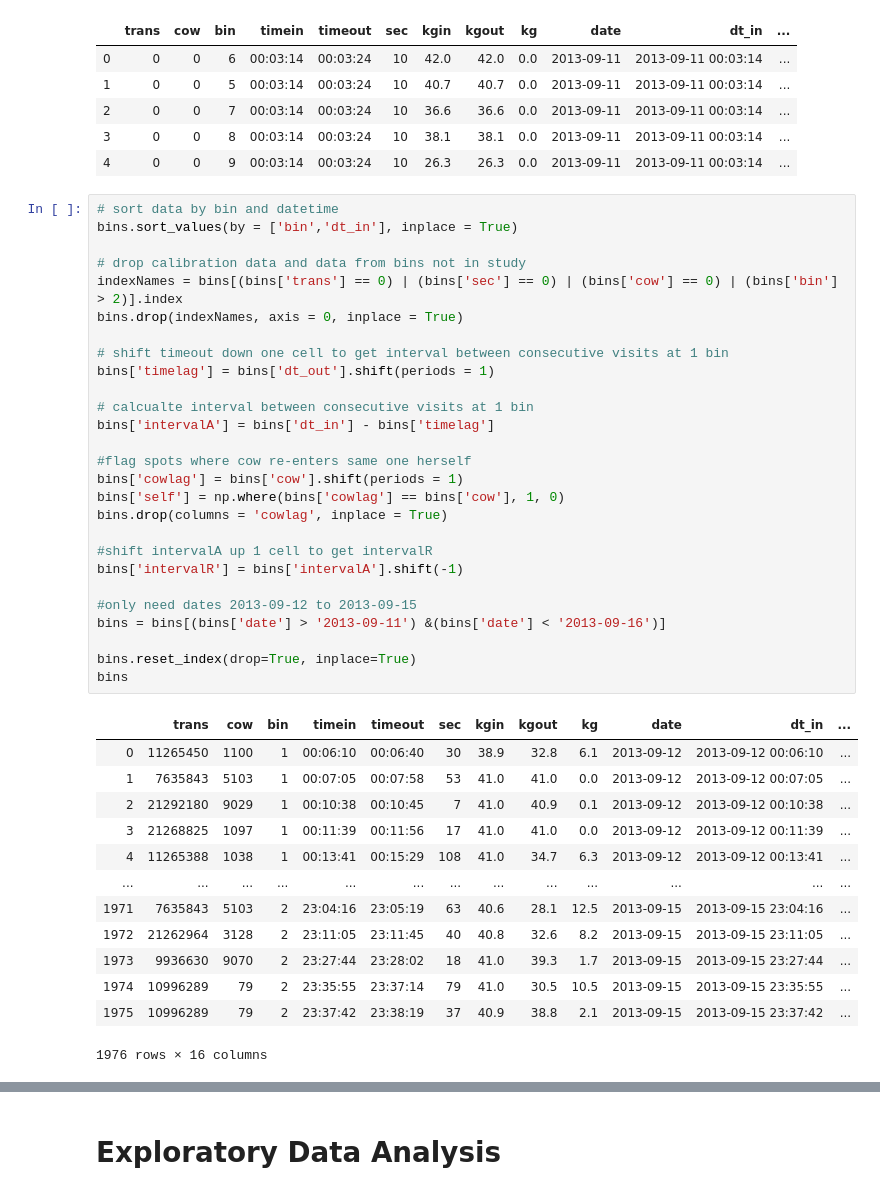
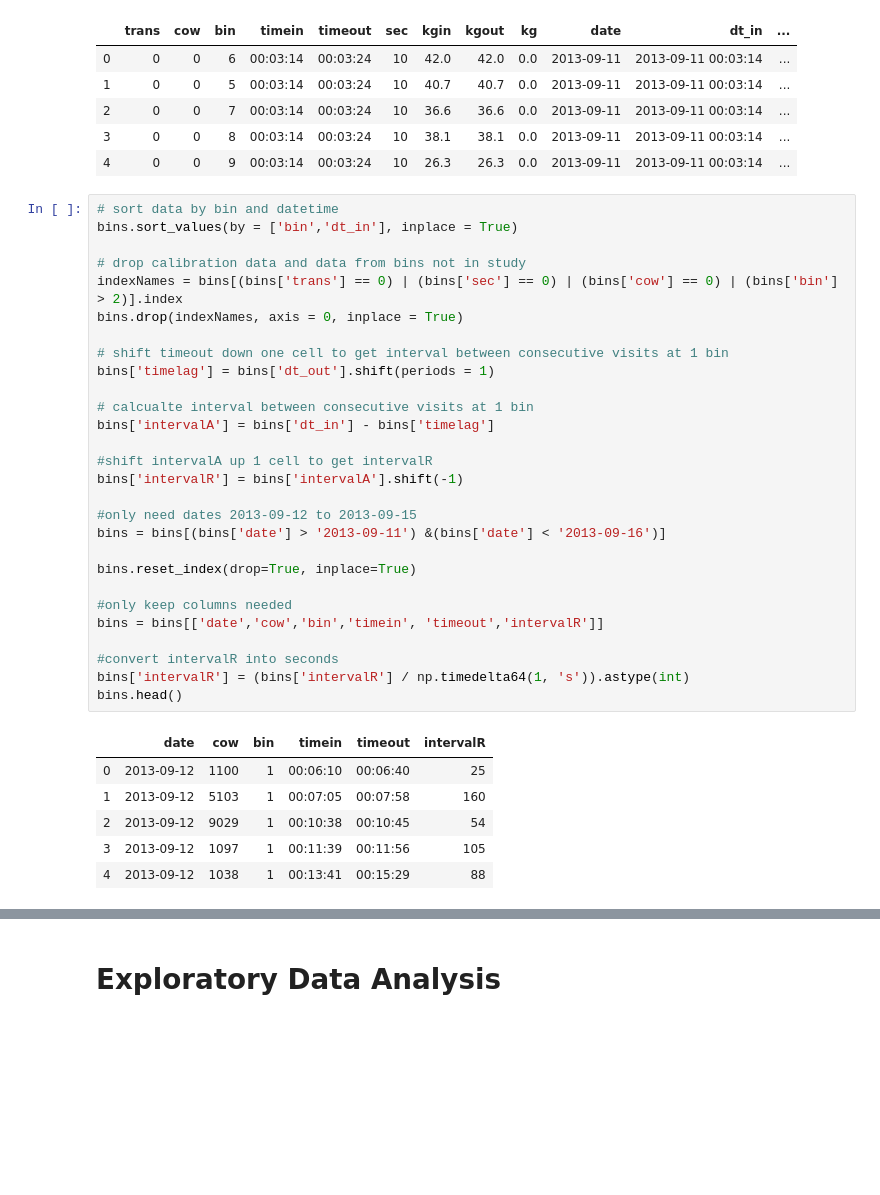
Before and after one commit to paigemcdonald10/diagnostic-test-for-behaviour, a Jupyter notebook: ROC curve analysis.ipynb, the cells around one changed output, grey strips where cells are left out. Cells and saved outputs as stored; diff of their text form; blank space fills up the shorter version.

```diff
--- a/ROC curve analysis.ipynb
+++ b/ROC curve analysis.ipynb
@@ -43,41 +45,35 @@ bins.head()
 # %%
 # sort data by bin and datetime
 bins.sort_values(by = ['bin','dt_in'], inplace = True)
 
 # drop calibration data and data from bins not in study
 indexNames = bins[(bins['trans'] == 0) | (bins['sec'] == 0) | (bins['cow'] == 0) | (bins['bin'] > 2)].index
 bins.drop(indexNames, axis = 0, inplace = True)
 
 # shift timeout down one cell to get interval between consecutive visits at 1 bin
 bins['timelag'] = bins['dt_out'].shift(periods = 1)
 
 # calcualte interval between consecutive visits at 1 bin
 bins['intervalA'] = bins['dt_in'] - bins['timelag']
 
-#flag spots where cow re-enters same one herself
-bins['cowlag'] = bins['cow'].shift(periods = 1)
-bins['self'] = np.where(bins['cowlag'] == bins['cow'], 1, 0)
-bins.drop(columns = 'cowlag', inplace = True)
-
 #shift intervalA up 1 cell to get intervalR
 bins['intervalR'] = bins['intervalA'].shift(-1)
 
 #only need dates 2013-09-12 to 2013-09-15
 bins = bins[(bins['date'] > '2013-09-11') &(bins['date'] < '2013-09-16')]
 
 bins.reset_index(drop=True, inplace=True)
-bins
+
+#only keep columns needed
+bins = bins[['date','cow','bin','timein', 'timeout','intervalR']]
+
+#convert intervalR into seconds
+bins['intervalR'] = (bins['intervalR'] / np.timedelta64(1, 's')).astype(int)
+bins.head()
 # %% [output]
-|  | trans | cow | bin | timein | timeout | sec | kgin | kgout | kg | date | dt_in | ... |
-| 0 | 11265450 | 1100 | 1 | 00:06:10 | 00:06:40 | 30 | 38.9 | 32.8 | 6.1 | 2013-09-12 | 2013-09-12 00:06:10 | ... |
-| 1 | 7635843 | 5103 | 1 | 00:07:05 | 00:07:58 | 53 | 41.0 | 41.0 | 0.0 | 2013-09-12 | 2013-09-12 00:07:05 | ... |
-| 2 | 21292180 | 9029 | 1 | 00:10:38 | 00:10:45 | 7 | 41.0 | 40.9 | 0.1 | 2013-09-12 | 2013-09-12 00:10:38 | ... |
-| 3 | 21268825 | 1097 | 1 | 00:11:39 | 00:11:56 | 17 | 41.0 | 41.0 | 0.0 | 2013-09-12 | 2013-09-12 00:11:39 | ... |
-| 4 | 11265388 | 1038 | 1 | 00:13:41 | 00:15:29 | 108 | 41.0 | 34.7 | 6.3 | 2013-09-12 | 2013-09-12 00:13:41 | ... |
-| ... | ... | ... | ... | ... | ... | ... | ... | ... | ... | ... | ... | ... |
-| 1971 | 7635843 | 5103 | 2 | 23:04:16 | 23:05:19 | 63 | 40.6 | 28.1 | 12.5 | 2013-09-15 | 2013-09-15 23:04:16 | ... |
-| 1972 | 21262964 | 3128 | 2 | 23:11:05 | 23:11:45 | 40 | 40.8 | 32.6 | 8.2 | 2013-09-15 | 2013-09-15 23:11:05 | ... |
-| 1973 | 9936630 | 9070 | 2 | 23:27:44 | 23:28:02 | 18 | 41.0 | 39.3 | 1.7 | 2013-09-15 | 2013-09-15 23:27:44 | ... |
-| 1974 | 10996289 | 79 | 2 | 23:35:55 | 23:37:14 | 79 | 41.0 | 30.5 | 10.5 | 2013-09-15 | 2013-09-15 23:35:55 | ... |
-| 1975 | 10996289 | 79 | 2 | 23:37:42 | 23:38:19 | 37 | 40.9 | 38.8 | 2.1 | 2013-09-15 | 2013-09-15 23:37:42 | ... |
+|  | date | cow | bin | timein | timeout | intervalR |
+| 0 | 2013-09-12 | 1100 | 1 | 00:06:10 | 00:06:40 | 25 |
+| 1 | 2013-09-12 | 5103 | 1 | 00:07:05 | 00:07:58 | 160 |
+| 2 | 2013-09-12 | 9029 | 1 | 00:10:38 | 00:10:45 | 54 |
+| 3 | 2013-09-12 | 1097 | 1 | 00:11:39 | 00:11:56 | 105 |
+| 4 | 2013-09-12 | 1038 | 1 | 00:13:41 | 00:15:29 | 88 |
-1976 rows × 16 columns
```
Also changed, not shown: parts of 34 cells of this notebook, 1 other file.
